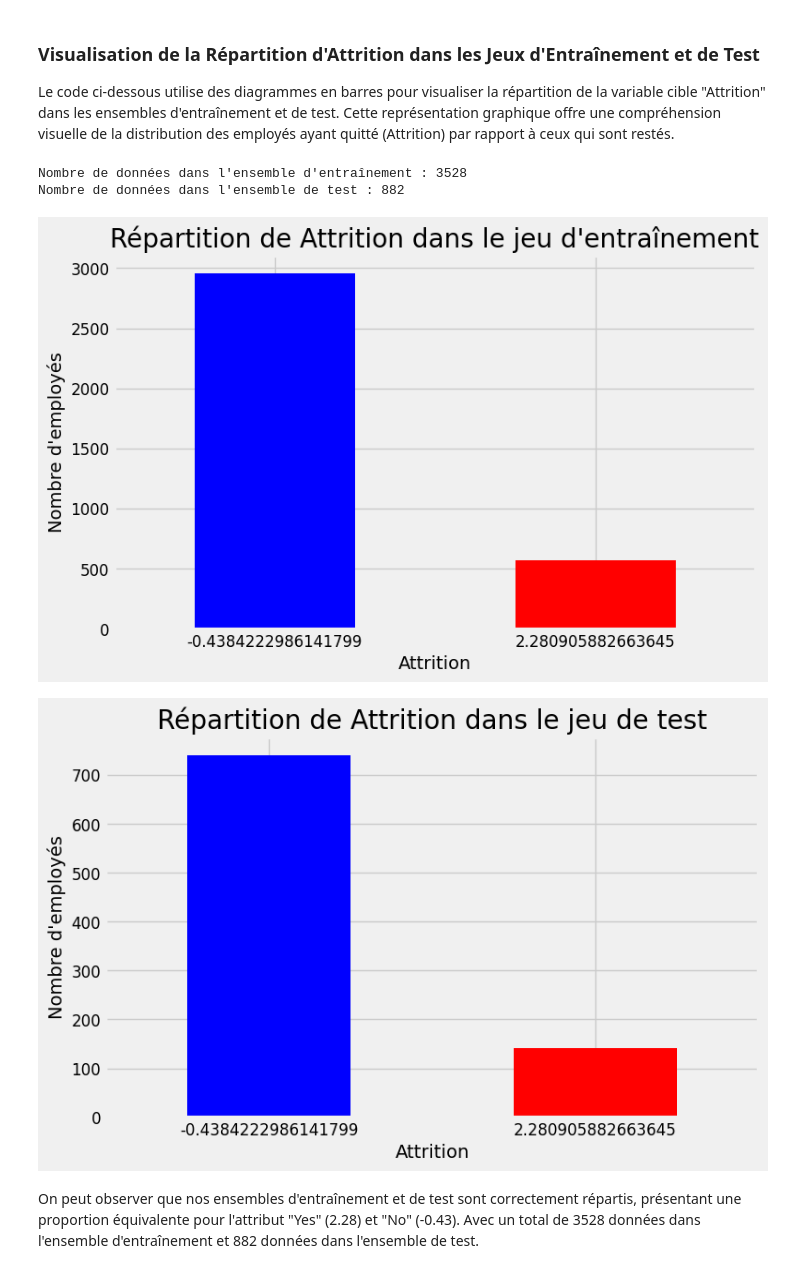
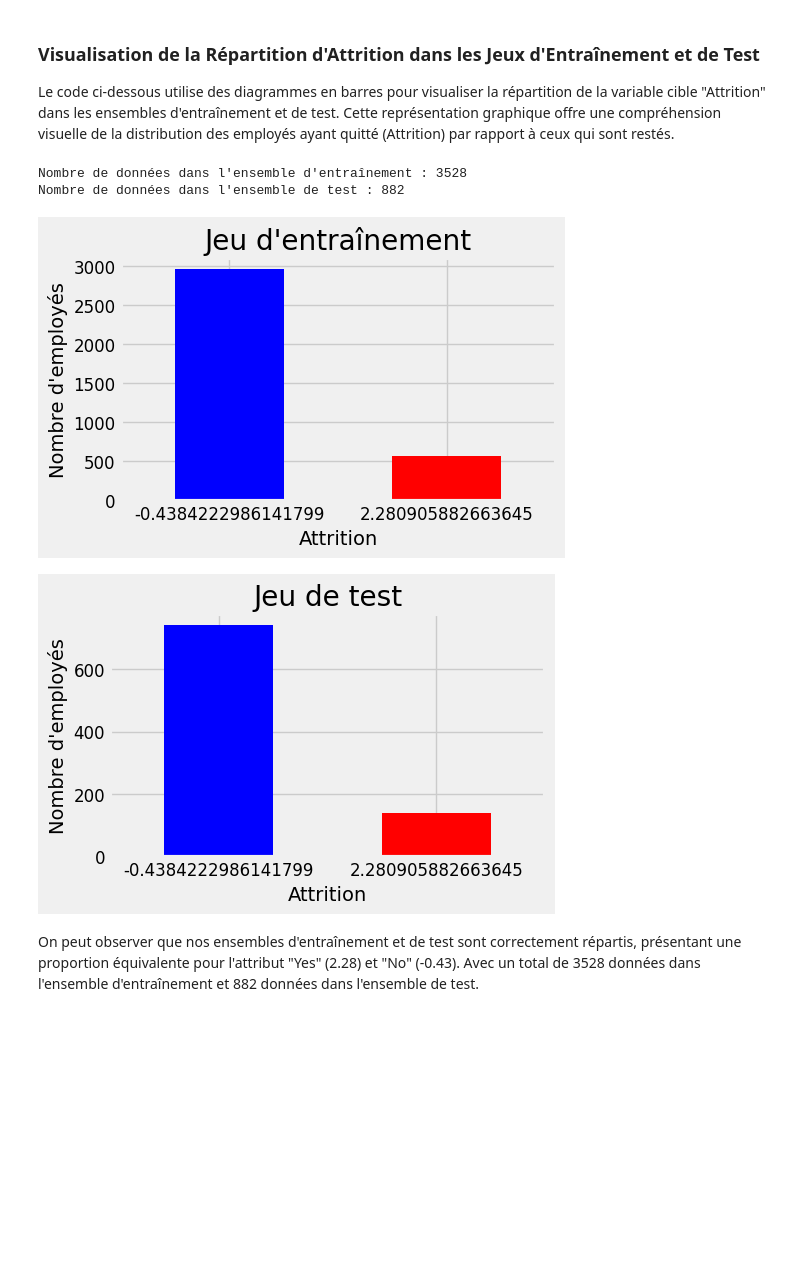
Before and after one commit to AnatholyB1/AI_A4, a Jupyter notebook: notebook/model_training_evaluation.ipynb, the cells around one changed output. Cells and saved outputs as stored; diff of their text form; code cells hidden in the pictures; blank space fills up the shorter version.

Commit message:
Graphique

```diff
--- a/notebook/model_training_evaluation.ipynb
+++ b/notebook/model_training_evaluation.ipynb
@@ -102,30 +102,30 @@ Le code ci-dessous utilise des diagrammes en barres pour visualiser la répartit
 # %%
 # Nombre de données dans chaque ensemble
 print(f"Nombre de données dans l'ensemble d'entraînement : {len(X_train)}")
 print(f"Nombre de données dans l'ensemble de test : {len(X_test)}")
 
 # Diagramme pour le jeu d'entraînement
-plt.figure(figsize=(8, 5))
+plt.figure(figsize=(5, 3))
 y_train.value_counts().plot(kind='bar', color=['blue', 'red'])
-plt.title('Répartition de Attrition dans le jeu d\'entraînement')
+plt.title('Jeu d\'entraînement')
 plt.xlabel('Attrition')
 plt.ylabel('Nombre d\'employés')
 plt.xticks(rotation=0)
 plt.show()
 
 # Diagramme pour le jeu de test
-plt.figure(figsize=(8, 5))
+plt.figure(figsize=(5, 3))
 y_test.value_counts().plot(kind='bar', color=['blue', 'red'])
-plt.title('Répartition de Attrition dans le jeu de test')
+plt.title('Jeu de test')
 plt.xlabel('Attrition')
 plt.ylabel('Nombre d\'employés')
 plt.xticks(rotation=0)
 plt.show()
 # %% [output]
 Nombre de données dans l'ensemble d'entraînement : 3528
 Nombre de données dans l'ensemble de test : 882
-[figure, old version]
+[figure, new version]
-[figure, old version]
+[figure, new version]
 # %% [markdown]
 On peut observer que nos ensembles d'entraînement et de test sont correctement répartis, présentant une proportion équivalente pour l'attribut "Yes" (2.28) et "No" (-0.43). Avec un total de 3528 données dans l'ensemble d'entraînement et 882 données dans l'ensemble de test.
 # %% [markdown]
```
Also changed, not shown: parts of 8 cells of this notebook.
